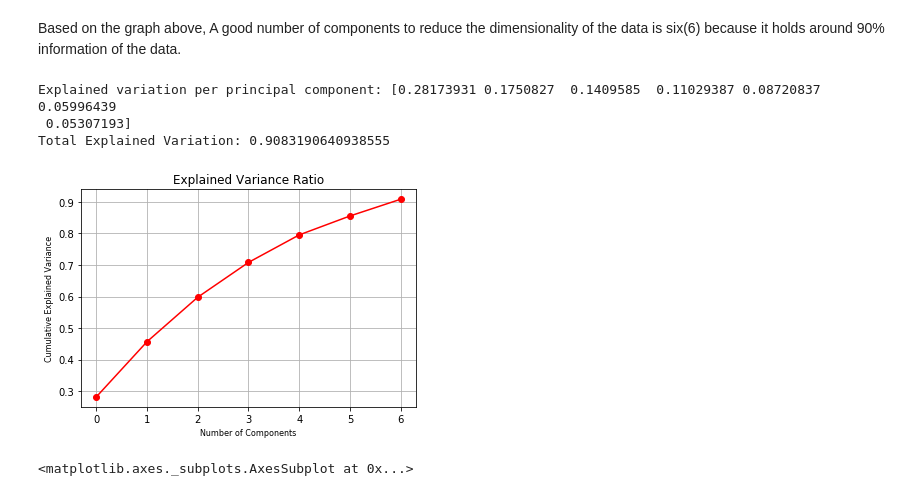
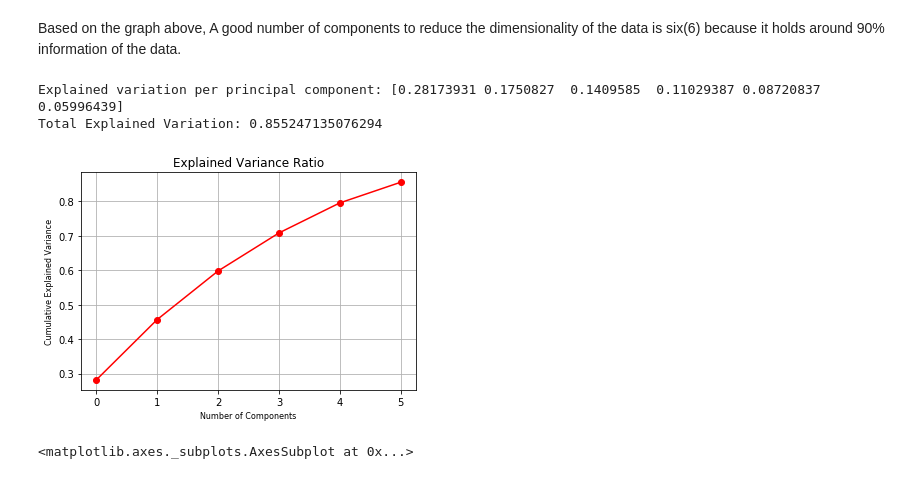
Before and after one commit to miggytrinidad/INFOT70_A3, a Jupyter notebook: INFOT780-assignment3.ipynb, the cells around one changed output. Saved outputs shown, nothing was run; the diff lists cells and outputs as text; code cells hidden in the pictures.

```diff
--- a/INFOT780-assignment3.ipynb
+++ b/INFOT780-assignment3.ipynb
@@ -209,22 +209,21 @@ plt.grid()
 # %% [markdown]
 Based on the graph above, A good number of components to reduce the dimensionality of the data is six(6) because it holds around 90% information of the data.
 # %%
-pca = PCA(n_components = 7)
+pca = PCA(n_components = 6)
 X_pca = pca.fit_transform(X_scaled)
 
 plt.figure(figsize=(6,4))
 plt.plot(np.cumsum(pca.explained_variance_ratio_), 'ro-')
 plt.title("Explained Variance Ratio")
 plt.xlabel("Number of Components", fontsize = 8)
 plt.ylabel("Cumulative Explained Variance", fontsize = 8)
 plt.grid()
 print('Explained variation per principal component: {}'.format(pca.explained_variance_ratio_))
 print('Total Explained Variation: {}'.format(pca.explained_variance_ratio_.sum()))
 # %% [output]
-Explained variation per principal component: [0.28173931 0.1750827  0.1409585  0.11029387 0.08720837 0.05996439
- 0.05307193]
-Total Explained Variation: 0.9083190640938555
+Explained variation per principal component: [0.28173931 0.1750827  0.1409585  0.11029387 0.08720837 0.05996439]
+Total Explained Variation: 0.855247135076294
-[figure, old version]
+[figure, new version]
 # %%
 #plot first two components
 plt.figure(figsize=(6,6))
```
Also changed, not shown: parts of 16 cells of this notebook.
